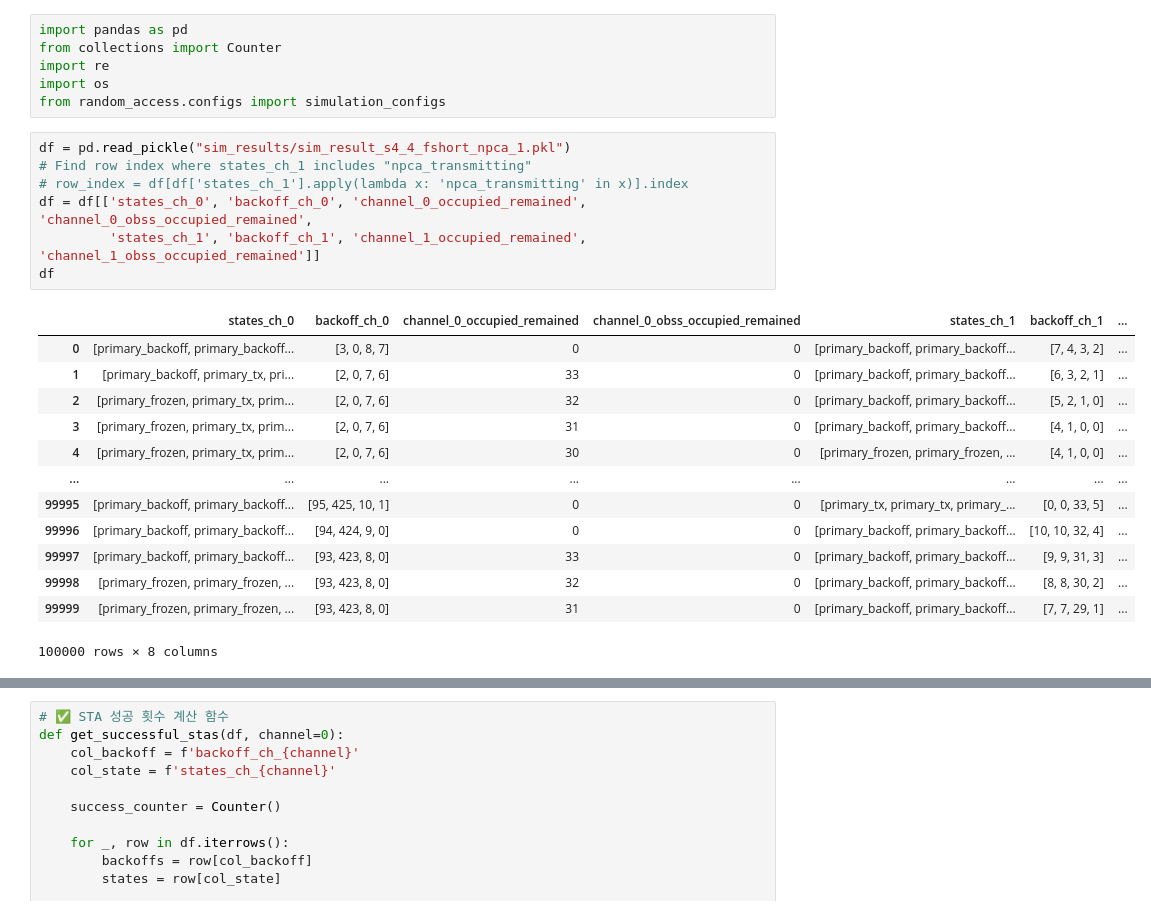
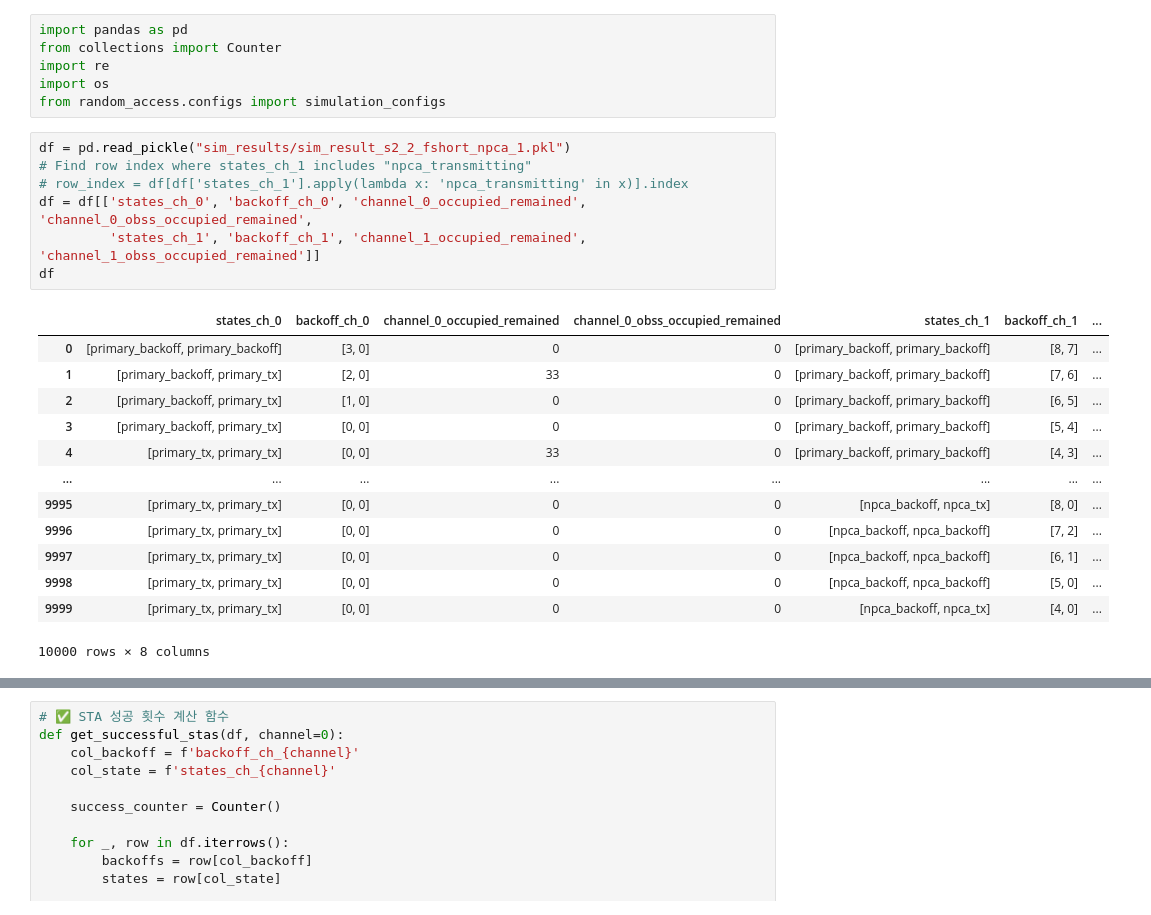
Before and after one commit to crazytb/NPCA, a Jupyter notebook: main_analyze_csvs.ipynb, the cells around one changed output, grey strips where cells are left out. Saved outputs shown, nothing was run; the diff lists cells and outputs as text.

```diff
--- a/main_analyze_csvs.ipynb
+++ b/main_analyze_csvs.ipynb
@@ -7,24 +7,24 @@ import re
 import os
 from random_access.configs import simulation_configs
 # %%
-df = pd.read_pickle("sim_results/sim_result_s4_4_fshort_npca_1.pkl")
+df = pd.read_pickle("sim_results/sim_result_s2_2_fshort_npca_1.pkl")
 # Find row index where states_ch_1 includes "npca_transmitting"
 # row_index = df[df['states_ch_1'].apply(lambda x: 'npca_transmitting' in x)].index
 df = df[['states_ch_0', 'backoff_ch_0', 'channel_0_occupied_remained', 'channel_0_obss_occupied_remained',
          'states_ch_1', 'backoff_ch_1', 'channel_1_occupied_remained', 'channel_1_obss_occupied_remained']]
 df
 # %% [output]
 |  | states_ch_0 | backoff_ch_0 | channel_0_occupied_remained | channel_0_obss_occupied_remained | states_ch_1 | backoff_ch_1 | ... |
-| 0 | [primary_backoff, primary_backoff... | [3, 0, 8, 7] | 0 | 0 | [primary_backoff, primary_backoff... | [7, 4, 3, 2] | ... |
-| 1 | [primary_backoff, primary_tx, pri... | [2, 0, 7, 6] | 33 | 0 | [primary_backoff, primary_backoff... | [6, 3, 2, 1] | ... |
-| 2 | [primary_frozen, primary_tx, prim... | [2, 0, 7, 6] | 32 | 0 | [primary_backoff, primary_backoff... | [5, 2, 1, 0] | ... |
-| 3 | [primary_frozen, primary_tx, prim... | [2, 0, 7, 6] | 31 | 0 | [primary_backoff, primary_backoff... | [4, 1, 0, 0] | ... |
-| 4 | [primary_frozen, primary_tx, prim... | [2, 0, 7, 6] | 30 | 0 | [primary_frozen, primary_frozen, ... | [4, 1, 0, 0] | ... |
+| 0 | [primary_backoff, primary_backoff] | [3, 0] | 0 | 0 | [primary_backoff, primary_backoff] | [8, 7] | ... |
+| 1 | [primary_backoff, primary_tx] | [2, 0] | 33 | 0 | [primary_backoff, primary_backoff] | [7, 6] | ... |
+| 2 | [primary_backoff, primary_tx] | [1, 0] | 0 | 0 | [primary_backoff, primary_backoff] | [6, 5] | ... |
+| 3 | [primary_backoff, primary_tx] | [0, 0] | 0 | 0 | [primary_backoff, primary_backoff] | [5, 4] | ... |
+| 4 | [primary_tx, primary_tx] | [0, 0] | 33 | 0 | [primary_backoff, primary_backoff] | [4, 3] | ... |
 | ... | ... | ... | ... | ... | ... | ... | ... |
-| 99995 | [primary_backoff, primary_backoff... | [95, 425, 10, 1] | 0 | 0 | [primary_tx, primary_tx, primary_... | [0, 0, 33, 5] | ... |
-| 99996 | [primary_backoff, primary_backoff... | [94, 424, 9, 0] | 0 | 0 | [primary_backoff, primary_backoff... | [10, 10, 32, 4] | ... |
-| 99997 | [primary_backoff, primary_backoff... | [93, 423, 8, 0] | 33 | 0 | [primary_backoff, primary_backoff... | [9, 9, 31, 3] | ... |
-| 99998 | [primary_frozen, primary_frozen, ... | [93, 423, 8, 0] | 32 | 0 | [primary_backoff, primary_backoff... | [8, 8, 30, 2] | ... |
-| 99999 | [primary_frozen, primary_frozen, ... | [93, 423, 8, 0] | 31 | 0 | [primary_backoff, primary_backoff... | [7, 7, 29, 1] | ... |
+| 9995 | [primary_tx, primary_tx] | [0, 0] | 0 | 0 | [npca_backoff, npca_tx] | [8, 0] | ... |
+| 9996 | [primary_tx, primary_tx] | [0, 0] | 0 | 0 | [npca_backoff, npca_backoff] | [7, 2] | ... |
+| 9997 | [primary_tx, primary_tx] | [0, 0] | 0 | 0 | [npca_backoff, npca_backoff] | [6, 1] | ... |
+| 9998 | [primary_tx, primary_tx] | [0, 0] | 0 | 0 | [npca_backoff, npca_backoff] | [5, 0] | ... |
+| 9999 | [primary_tx, primary_tx] | [0, 0] | 0 | 0 | [npca_backoff, npca_tx] | [4, 0] | ... |
-100000 rows × 8 columns
+10000 rows × 8 columns
 # %%
```
Also changed, not shown: parts of 10 cells of this notebook, 5 other files.
